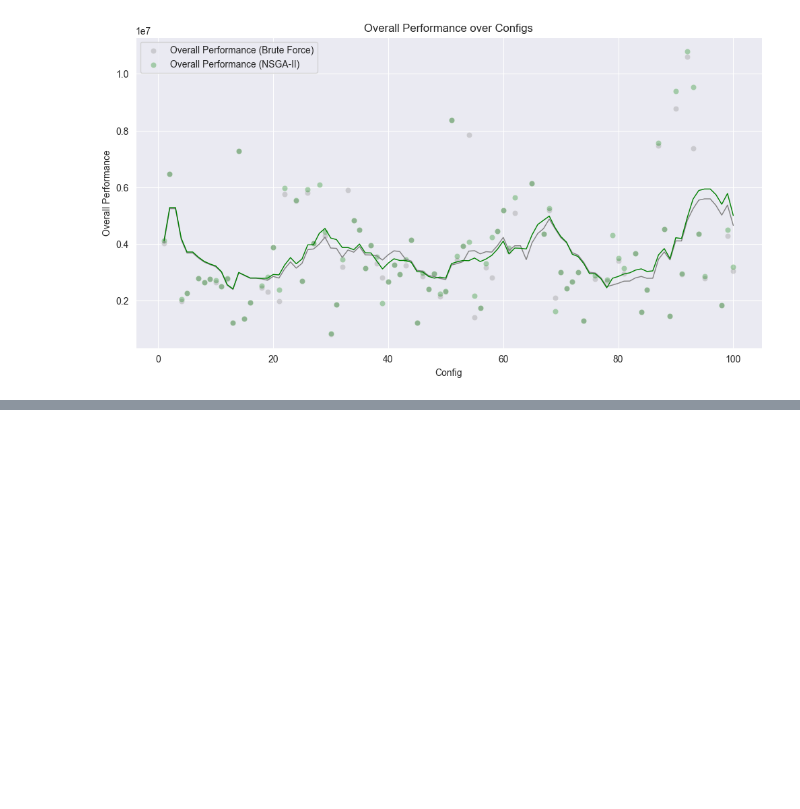
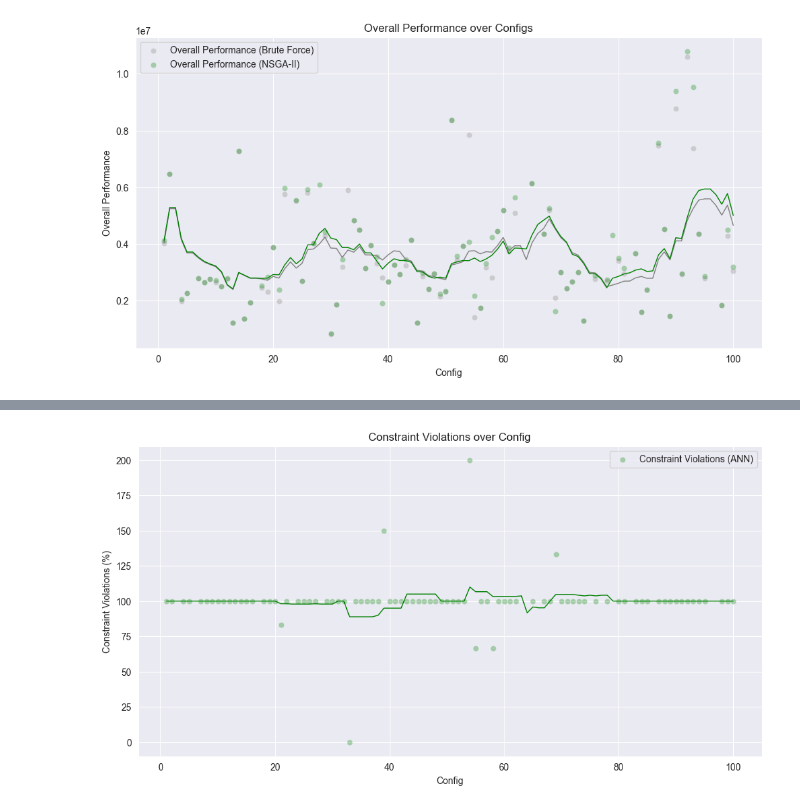
Before and after one commit to mpgallage/computing-continuum-simulator, a Jupyter notebook: analysis_mini.ipynb, the cells around one changed output, grey strips where cells are left out. Cells and saved outputs as stored; diff of their text form; code cells hidden in the pictures; blank space fills up the shorter version.

```diff
--- a/analysis_mini.ipynb
+++ b/analysis_mini.ipynb
@@ -124,0 +182,27 @@ plt.show()
+# %%
+import ast
+
+# Counting the number of False in is_perfect column for each config
+combined_data['constraint_violations_ann'] = combined_data['is_perfect'].apply(lambda x: ast.literal_eval(x).count(False))
+combined_data['constraint_violations_bf'] = combined_data['is_perfect_bf'].apply(lambda x: ast.literal_eval(x).count(False))
+
+# Calculating constraint_violations/services
+combined_data['constraint_violations_ann'] = combined_data['constraint_violations_ann'] / combined_data['services']
+combined_data['constraint_violations_bf'] = combined_data['constraint_violations_bf'] / combined_data['services']
+
+combined_data['constraint_violations_ann_percent'] = (combined_data['constraint_violations_ann'] / combined_data['constraint_violations_bf']) * 100
+
+# Creating the line plot
+plt.figure(figsize=(12, 6))
+sns.scatterplot(x='config_number', y='constraint_violations_ann_percent', data=combined_data, label='Constraint Violations (ANN)', color='green', alpha=0.3)
+
+# Drawing a moving average line through the scatter points
+window_size = 10
+sns.lineplot(x='config_number', y=combined_data['constraint_violations_ann_percent'].rolling(window=window_size, min_periods=1).mean(), data=combined_data, color='green', lw=1)
+
+plt.title('Constraint Violations over Config')
+plt.xlabel('Config')
+plt.ylabel('Constraint Violations (%)')
+plt.show()
+# %% [output]
+[figure, added]
```
Also changed, not shown: parts of 4 cells of this notebook, 2 other files.
